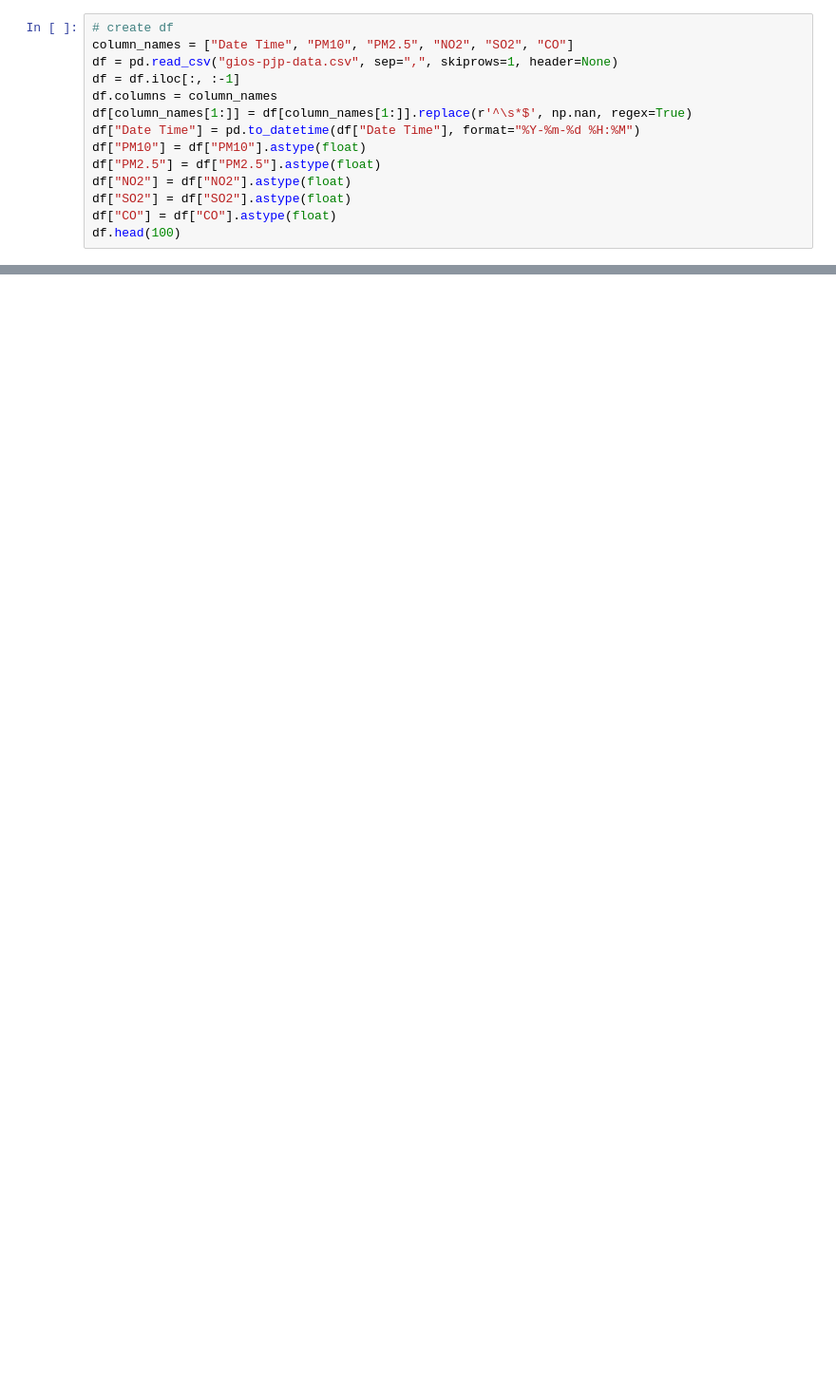
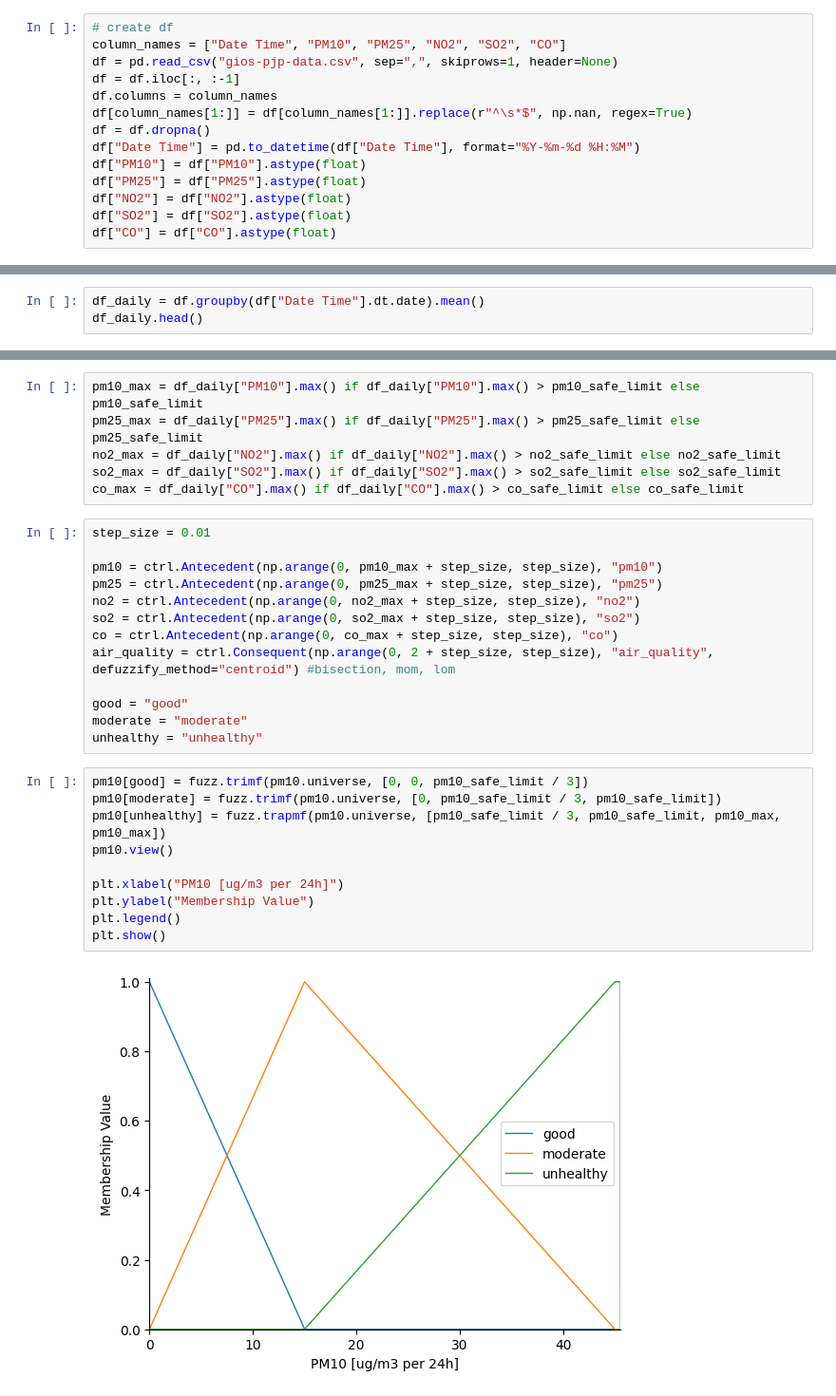
Before and after one commit to kosiyyu/air-quality-assessment-system, a Jupyter notebook: air_quality.ipynb, the cells around one changed output, grey strips where cells are left out. Shown: that part at 95% size. Cells and saved outputs as stored; diff of their text form; blank space fills up the shorter version.

```diff
--- a/air_quality.ipynb
+++ b/air_quality.ipynb
@@ -4,14 +20,14 @@ import numpy as np
 # %%
 # create df
-column_names = ["Date Time", "PM10", "PM2.5", "NO2", "SO2", "CO"]
+column_names = ["Date Time", "PM10", "PM25", "NO2", "SO2", "CO"]
 df = pd.read_csv("gios-pjp-data.csv", sep=",", skiprows=1, header=None)
 df = df.iloc[:, :-1]
 df.columns = column_names
-df[column_names[1:]] = df[column_names[1:]].replace(r'^\s*$', np.nan, regex=True)
+df[column_names[1:]] = df[column_names[1:]].replace(r"^\s*$", np.nan, regex=True)
+df = df.dropna()
 df["Date Time"] = pd.to_datetime(df["Date Time"], format="%Y-%m-%d %H:%M")
 df["PM10"] = df["PM10"].astype(float)
-df["PM2.5"] = df["PM2.5"].astype(float)
+df["PM25"] = df["PM25"].astype(float)
 df["NO2"] = df["NO2"].astype(float)
 df["SO2"] = df["SO2"].astype(float)
 df["CO"] = df["CO"].astype(float)
-df.head(100)
@@ -41,0 +34,3 @@ dtype: object
+# %%
+df_daily = df.groupby(df["Date Time"].dt.date).mean()
+df_daily.head()
@@ -41,0 +73,31 @@ dtype: object
+# %%
+pm10_max = df_daily["PM10"].max() if df_daily["PM10"].max() > pm10_safe_limit else pm10_safe_limit
+pm25_max = df_daily["PM25"].max() if df_daily["PM25"].max() > pm25_safe_limit else pm25_safe_limit
+no2_max = df_daily["NO2"].max() if df_daily["NO2"].max() > no2_safe_limit else no2_safe_limit
+so2_max = df_daily["SO2"].max() if df_daily["SO2"].max() > so2_safe_limit else so2_safe_limit
+co_max = df_daily["CO"].max() if df_daily["CO"].max() > co_safe_limit else co_safe_limit
+# %%
+step_size = 0.01
+
+pm10 = ctrl.Antecedent(np.arange(0, pm10_max + step_size, step_size), "pm10")
+pm25 = ctrl.Antecedent(np.arange(0, pm25_max + step_size, step_size), "pm25")
+no2 = ctrl.Antecedent(np.arange(0, no2_max + step_size, step_size), "no2")
+so2 = ctrl.Antecedent(np.arange(0, so2_max + step_size, step_size), "so2")
+co = ctrl.Antecedent(np.arange(0, co_max + step_size, step_size), "co")
+air_quality = ctrl.Consequent(np.arange(0, 2 + step_size, step_size), "air_quality", defuzzify_method="centroid") #bisection, mom, lom
+
+good = "good"
+moderate = "moderate"
+unhealthy = "unhealthy"
+# %%
+pm10[good] = fuzz.trimf(pm10.universe, [0, 0, pm10_safe_limit / 3])
+pm10[moderate] = fuzz.trimf(pm10.universe, [0, pm10_safe_limit / 3, pm10_safe_limit])
+pm10[unhealthy] = fuzz.trapmf(pm10.universe, [pm10_safe_limit / 3, pm10_safe_limit, pm10_max, pm10_max])
+pm10.view()
+
+plt.xlabel("PM10 [ug/m3 per 24h]")
+plt.ylabel("Membership Value")
+plt.legend()
+plt.show()
+# %% [output]
+[figure, added]
```
Also changed, not shown: parts of 13 cells of this notebook.
